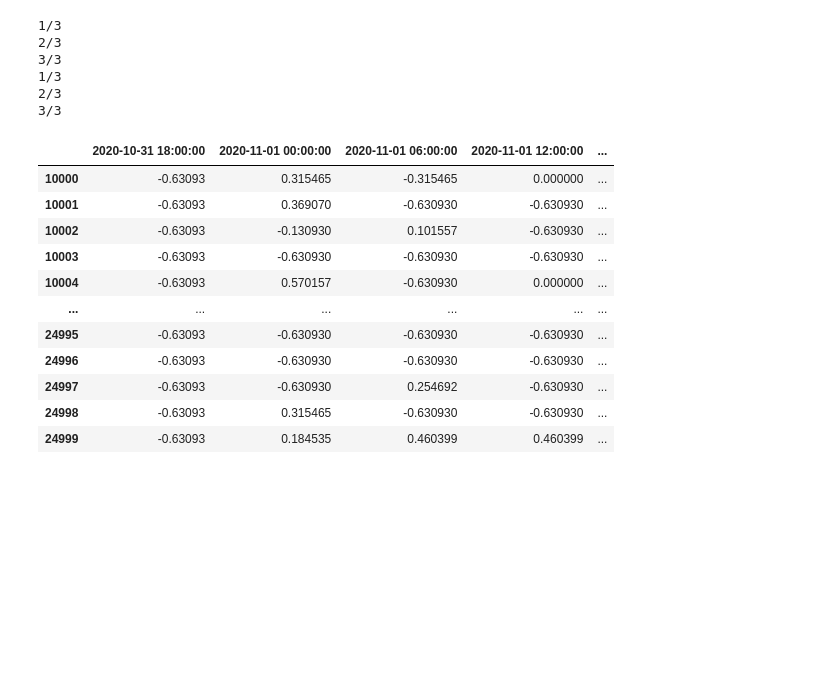
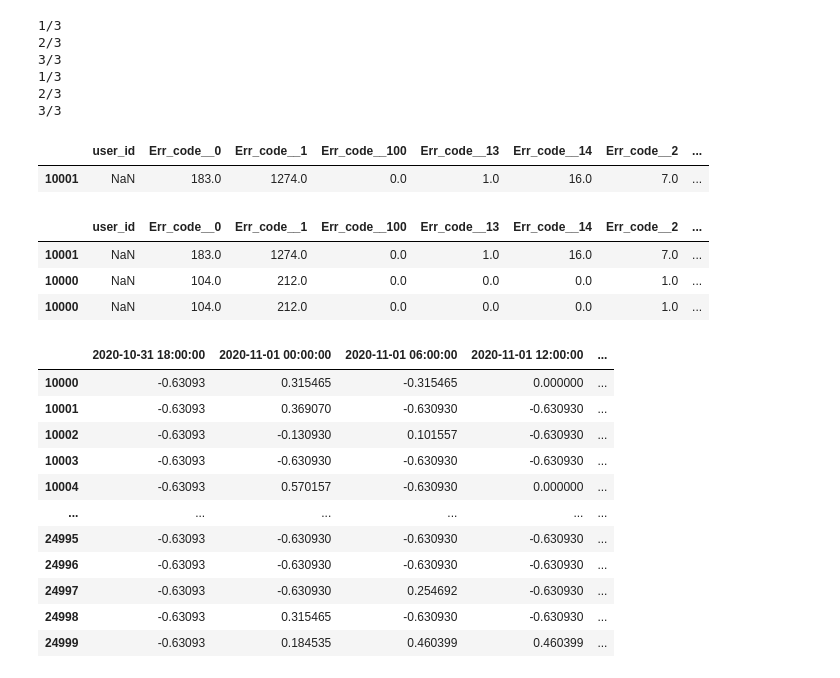
Before and after one commit to chojaeyoon/404, a Jupyter notebook: 식민지/멤제이/Auto_ML_MK3(시계열_그룹화).ipynb, the cells around one changed output. Saved outputs shown, nothing was run; the diff lists cells and outputs as text; code cells hidden in the pictures; blank space fills up the shorter version.

```diff
--- a/식민지/멤제이/Auto_ML_MK3(시계열_그룹화).ipynb
+++ b/식민지/멤제이/Auto_ML_MK3(시계열_그룹화).ipynb
@@ -469,7 +464,11 @@ train_err3 = train_err2[['user_id', 'errtype', 'errcode', 'time']]
 test_err3 = test_err2[['user_id', 'errtype', 'errcode', 'time']]
 
 # 상위 15개 리스트
-err_code =['1','0','connection timeout','B-A8002','80','79','14','active','2','84','85','standby','NFANDROID2','connection fail to establish','3']
+# err_code =['1','0','connection timeout','B-A8002','80','79','14','active','2','84','85','standby','NFANDROID2','connection fail to establish','3']
+
+train_err3['prob'] = train_err3['user_id'].isin(prob_list)
+ec = pd.DataFrame(train_err3.errcode.value_counts())
+err_code = list(ec[ec['errcode'] > 1000].index)
 
 # 위의 15개에 포함되지 않는 에러코드는 걍 'etc'로 분류
 train_err3['errcode'][~train_err3['errcode'].isin(err_code)] = 'ETC'
@@ -483,5 +482,24 @@ dummi = pd.get_dummies(test_err3['errcode'], prefix = 'Err_code_')
 id = test_err3[['user_id']]
 test_types = pd.concat([id, dummi], axis =1)
 # %%
-test_err_types = test_types.groupby(by ='user_id').sum()
-train_err_types = train_types.groupby(by ='user_id').sum()
+k = train_types[train_types['user_id'] == 10000]
+a = k.groupby(by = 'user_id').sum()
+
+k = train_types[train_types['user_id'] == 10001]
+b = k.groupby(by = 'user_id').sum()
+# %%
+df = pd.DataFrame(columns = train_types.columns)
+# %%
+df = pd.concat([df,b], axis = 0)
+df
+# %% [output]
+|  | user_id | Err_code__0 | Err_code__1 | Err_code__100 | Err_code__13 | Err_code__14 | Err_code__2 | ... |
+| 10001 | NaN | 183.0 | 1274.0 | 0.0 | 1.0 | 16.0 | 7.0 | ... |
+# %%
+df = pd.concat([df,a], axis = 0)
+df
+# %% [output]
+|  | user_id | Err_code__0 | Err_code__1 | Err_code__100 | Err_code__13 | Err_code__14 | Err_code__2 | ... |
+| 10001 | NaN | 183.0 | 1274.0 | 0.0 | 1.0 | 16.0 | 7.0 | ... |
+| 10000 | NaN | 104.0 | 212.0 | 0.0 | 0.0 | 0.0 | 1.0 | ... |
+| 10000 | NaN | 104.0 | 212.0 | 0.0 | 0.0 | 0.0 | 1.0 | ... |
```
Also changed, not shown: parts of 30 cells of this notebook, 1 other file.
